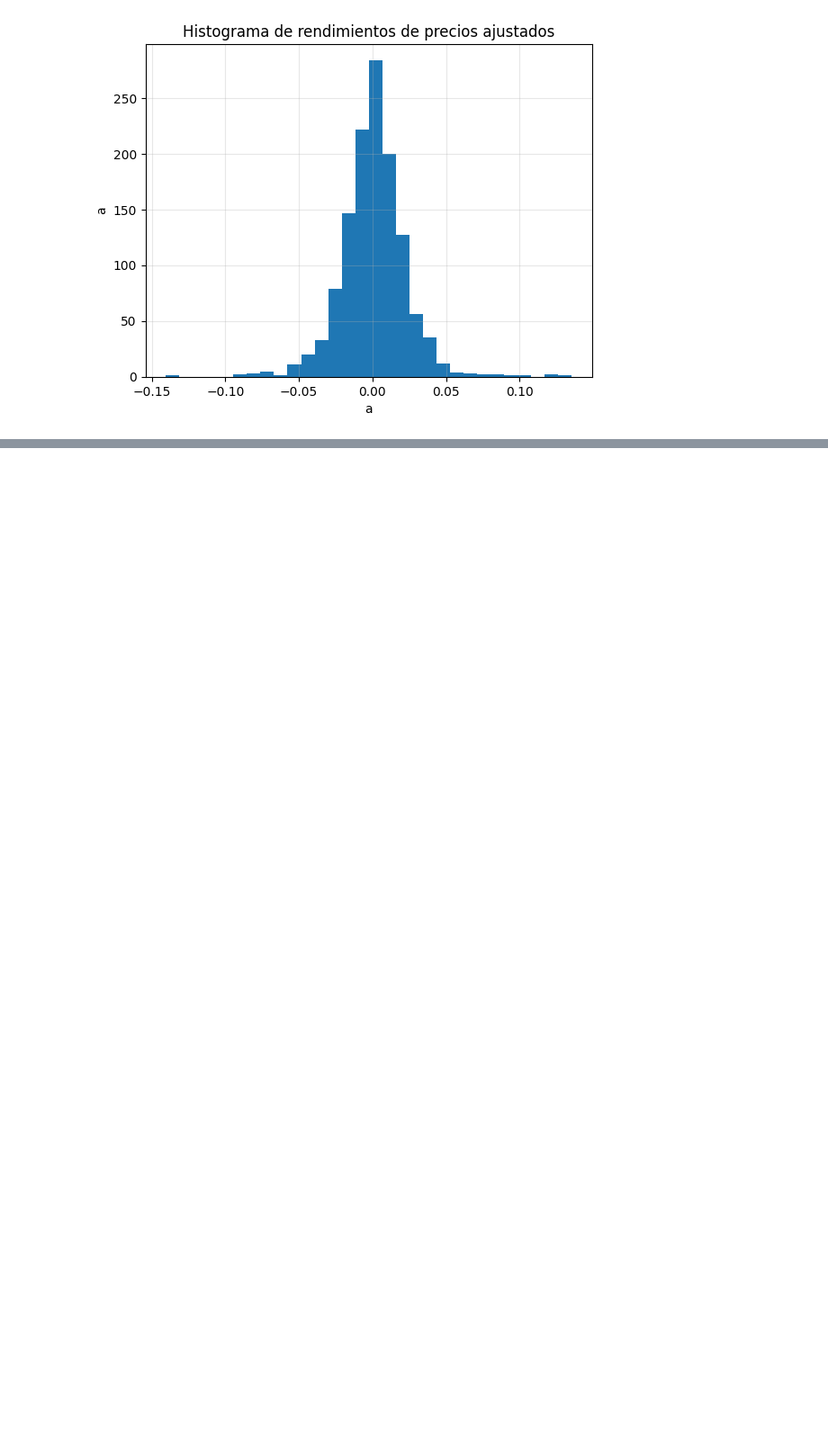
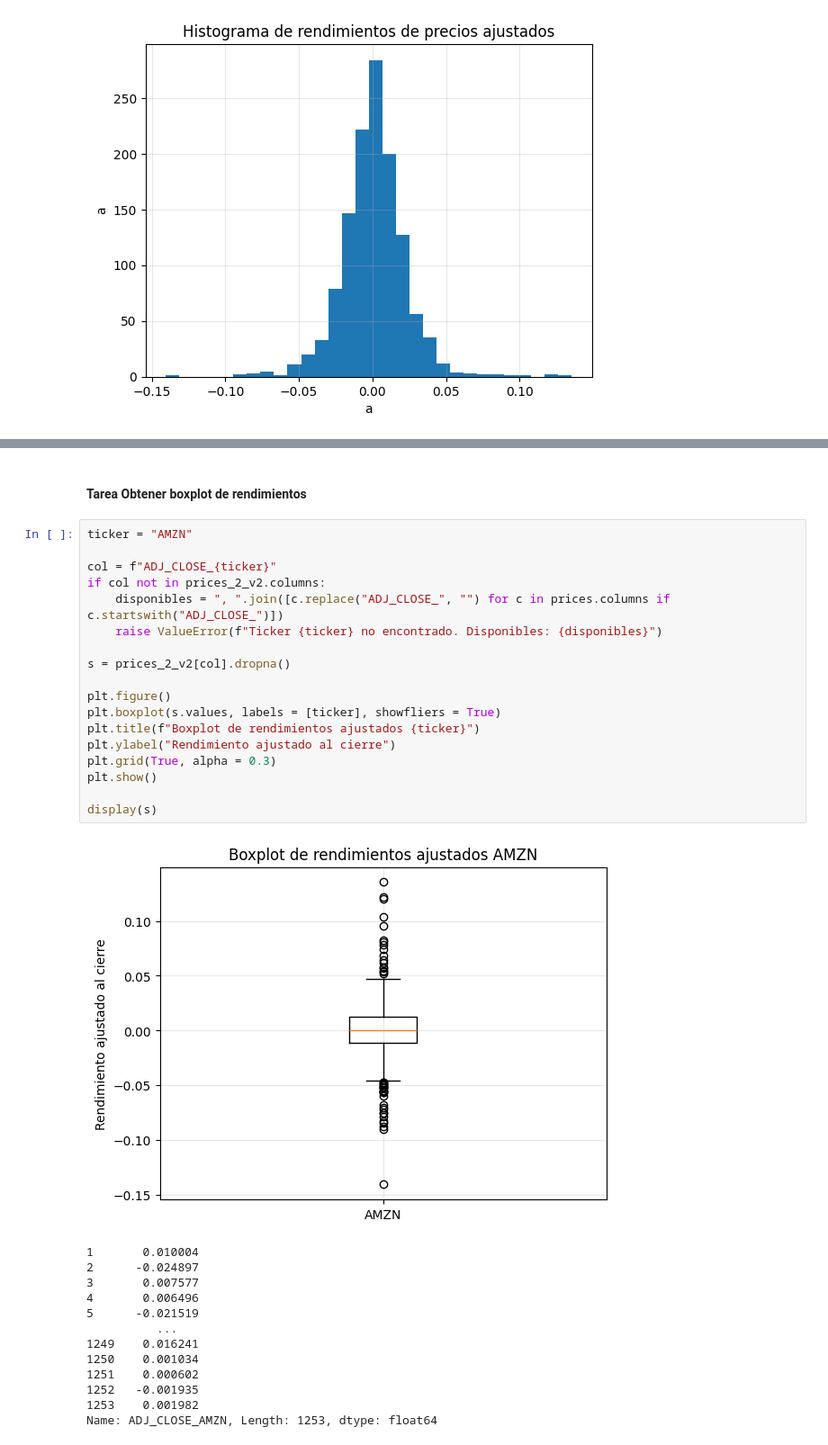
Before and after one commit to OssianV/REPOSITORIO_CLASE_ANALISIS_DE_DATOS, a Jupyter notebook: SCRIPTS/clase_04_20260307.ipynb, the cells around one changed output, grey strips where cells are left out. Shown at 90% size. Drawn from its saved outputs; the diff is of its cells as text; blank space fills up the shorter version.

```diff
--- a/SCRIPTS/clase_04_20260307.ipynb
+++ b/SCRIPTS/clase_04_20260307.ipynb
@@ -408,0 +518,34 @@ Para que es normalize? -
+# %% [markdown]
+#### Tarea Obtener boxplot de rendimientos
+# %%
+ticker = "AMZN"
+
+col = f"ADJ_CLOSE_{ticker}"
+if col not in prices_2_v2.columns:
+    disponibles = ", ".join([c.replace("ADJ_CLOSE_", "") for c in prices.columns if c.startswith("ADJ_CLOSE_")])
+    raise ValueError(f"Ticker {ticker} no encontrado. Disponibles: {disponibles}")
+
+s = prices_2_v2[col].dropna()
+
+plt.figure()
+plt.boxplot(s.values, labels = [ticker], showfliers = True)
+plt.title(f"Boxplot de rendimientos ajustados {ticker}")
+plt.ylabel("Rendimiento ajustado al cierre")
+plt.grid(True, alpha = 0.3)
+plt.show()
+
+display(s)
+# %% [output]
+[figure, added]
+1       0.010004
+2      -0.024897
+3       0.007577
+4       0.006496
+5      -0.021519
+          ...
+1249    0.016241
+1250    0.001034
+1251    0.000602
+1252   -0.001935
+1253    0.001982
+Name: ADJ_CLOSE_AMZN, Length: 1253, dtype: float64
```
Also changed, not shown: parts of 56 cells of this notebook, 2 other files.
